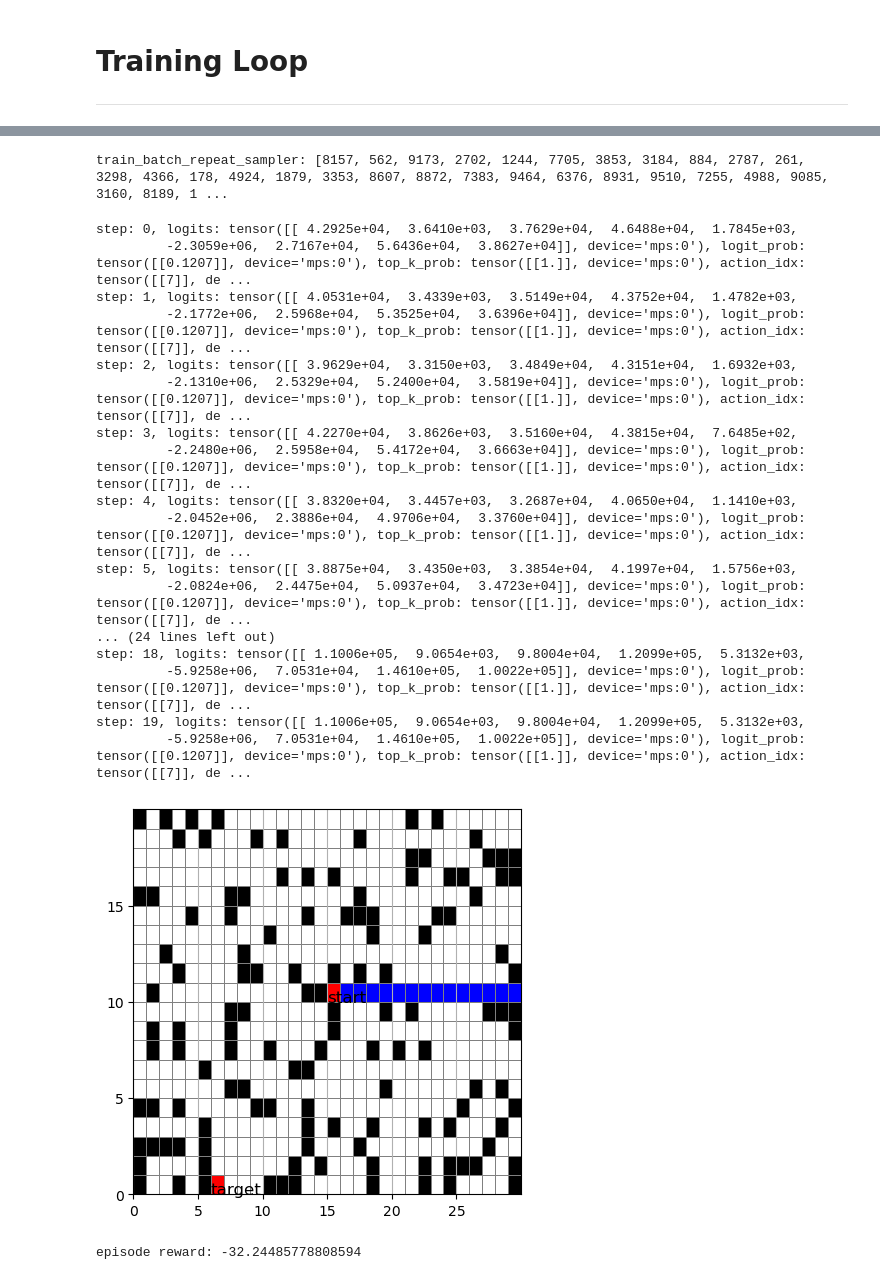
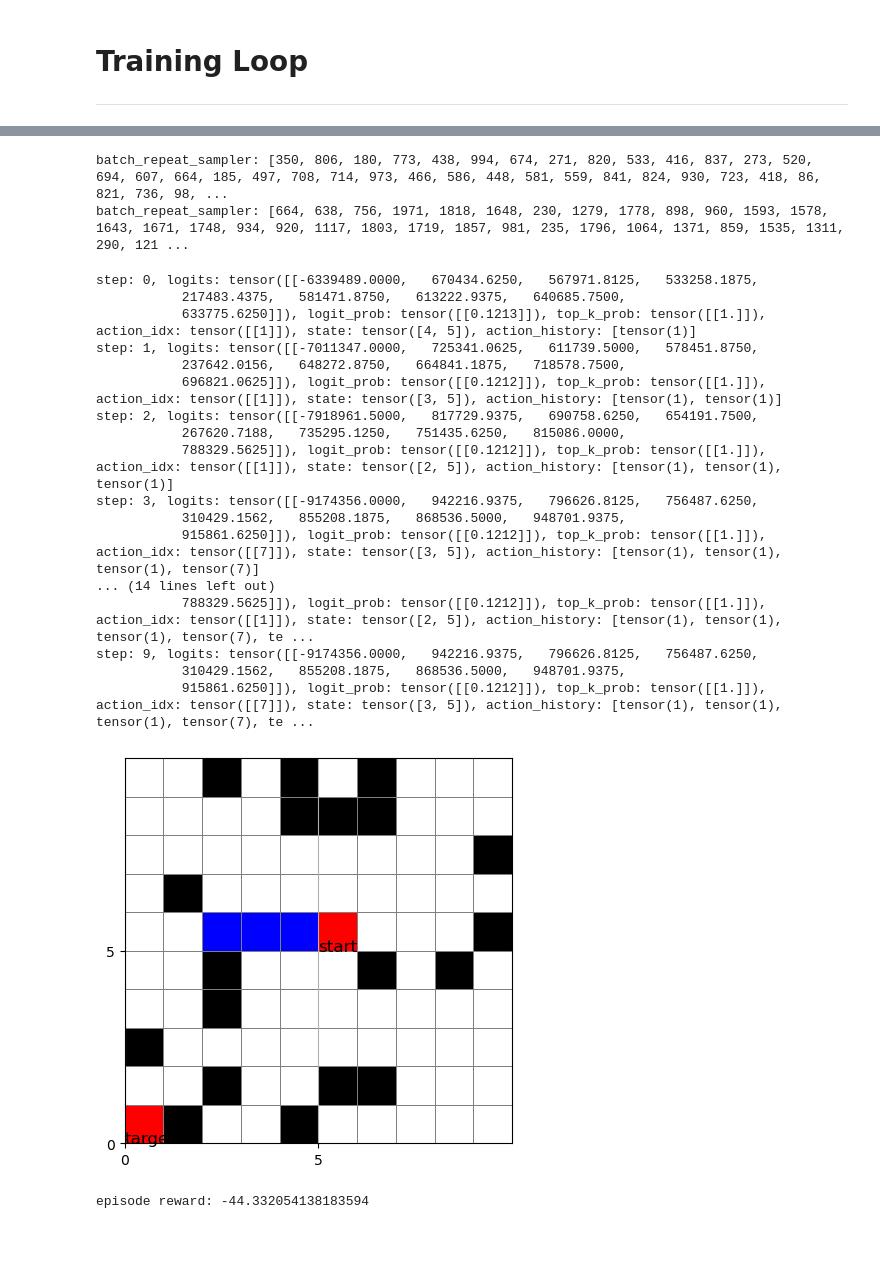
Before and after one commit to Chengbai/rf_agent, a Jupyter notebook: ange_v2.ipynb, the cells around one changed output, grey strips where cells are left out. Saved outputs shown, nothing was run; the diff lists cells and outputs as text; code cells hidden in the pictures; blank space fills up the shorter version.

Commit message:
Add evaluation step

```diff
--- a/ange_v2.ipynb
+++ b/ange_v2.ipynb
@@ -131,27 +165,30 @@ trainer = GRPOTrainer(config=config, policy=policy, reward_model=reward_model)
 # %%
-trainer.train(dataset=training_dataset, debug=False)
+trainer.run(train_dataset=train_dataset, eval_dataset=eval_dataset, debug=False)
 # %% [output]
-train_batch_repeat_sampler: [8157, 562, 9173, 2702, 1244, 7705, 3853, 3184, 884, 2787, 261, 3298, 4366, 178, 4924, 1879, 3353, 8607, 8872, 7383, 9464, 6376, 8931, 9510, 7255, 4988, 9085, 3160, 8189, 1 ...
+batch_repeat_sampler: [350, 806, 180, 773, 438, 994, 674, 271, 820, 533, 416, 837, 273, 520, 694, 607, 664, 185, 497, 708, 714, 973, 466, 586, 448, 581, 559, 841, 824, 930, 723, 418, 86, 821, 736, 98, ...
+batch_repeat_sampler: [664, 638, 756, 1971, 1818, 1648, 230, 1279, 1778, 898, 960, 1593, 1578, 1643, 1671, 1748, 934, 920, 1117, 1803, 1719, 1857, 981, 235, 1796, 1064, 1371, 859, 1535, 1311, 290, 121 ...
 # %%
-episode = inference_and_plot_policy(policy=policy, debug=True)
+episode = inference_and_plot_policy(
+    policy=policy, steps=config.episode_steps, debug=True
+)
 print(f"episode reward: {episode.reward(reward_model=reward_model)}")
 # %% [output]
-step: 0, logits: tensor([[ 4.2925e+04,  3.6410e+03,  3.7629e+04,  4.6488e+04,  1.7845e+03,
-         -2.3059e+06,  2.7167e+04,  5.6436e+04,  3.8627e+04]], device='mps:0'), logit_prob: tensor([[0.1207]], device='mps:0'), top_k_prob: tensor([[1.]], device='mps:0'), action_idx: tensor([[7]], de ...
-step: 1, logits: tensor([[ 4.0531e+04,  3.4339e+03,  3.5149e+04,  4.3752e+04,  1.4782e+03,
-         -2.1772e+06,  2.5968e+04,  5.3525e+04,  3.6396e+04]], device='mps:0'), logit_prob: tensor([[0.1207]], device='mps:0'), top_k_prob: tensor([[1.]], device='mps:0'), action_idx: tensor([[7]], de ...
-step: 2, logits: tensor([[ 3.9629e+04,  3.3150e+03,  3.4849e+04,  4.3151e+04,  1.6932e+03,
-         -2.1310e+06,  2.5329e+04,  5.2400e+04,  3.5819e+04]], device='mps:0'), logit_prob: tensor([[0.1207]], device='mps:0'), top_k_prob: tensor([[1.]], device='mps:0'), action_idx: tensor([[7]], de ...
-step: 3, logits: tensor([[ 4.2270e+04,  3.8626e+03,  3.5160e+04,  4.3815e+04,  7.6485e+02,
-         -2.2480e+06,  2.5958e+04,  5.4172e+04,  3.6663e+04]], device='mps:0'), logit_prob: tensor([[0.1207]], device='mps:0'), top_k_prob: tensor([[1.]], device='mps:0'), action_idx: tensor([[7]], de ...
-step: 4, logits: tensor([[ 3.8320e+04,  3.4457e+03,  3.2687e+04,  4.0650e+04,  1.1410e+03,
-         -2.0452e+06,  2.3886e+04,  4.9706e+04,  3.3760e+04]], device='mps:0'), logit_prob: tensor([[0.1207]], device='mps:0'), top_k_prob: tensor([[1.]], device='mps:0'), action_idx: tensor([[7]], de ...
-step: 5, logits: tensor([[ 3.8875e+04,  3.4350e+03,  3.3854e+04,  4.1997e+04,  1.5756e+03,
-         -2.0824e+06,  2.4475e+04,  5.0937e+04,  3.4723e+04]], device='mps:0'), logit_prob: tensor([[0.1207]], device='mps:0'), top_k_prob: tensor([[1.]], device='mps:0'), action_idx: tensor([[7]], de ...
-... (24 lines left out)
-step: 18, logits: tensor([[ 1.1006e+05,  9.0654e+03,  9.8004e+04,  1.2099e+05,  5.3132e+03,
-         -5.9258e+06,  7.0531e+04,  1.4610e+05,  1.0022e+05]], device='mps:0'), logit_prob: tensor([[0.1207]], device='mps:0'), top_k_prob: tensor([[1.]], device='mps:0'), action_idx: tensor([[7]], de ...
-step: 19, logits: tensor([[ 1.1006e+05,  9.0654e+03,  9.8004e+04,  1.2099e+05,  5.3132e+03,
-         -5.9258e+06,  7.0531e+04,  1.4610e+05,  1.0022e+05]], device='mps:0'), logit_prob: tensor([[0.1207]], device='mps:0'), top_k_prob: tensor([[1.]], device='mps:0'), action_idx: tensor([[7]], de ...
+step: 0, logits: tensor([[-6339489.0000,   670434.6250,   567971.8125,   533258.1875,
+           217483.4375,   581471.8750,   613222.9375,   640685.7500,
+           633775.6250]]), logit_prob: tensor([[0.1213]]), top_k_prob: tensor([[1.]]), action_idx: tensor([[1]]), state: tensor([4, 5]), action_history: [tensor(1)]
+step: 1, logits: tensor([[-7011347.0000,   725341.0625,   611739.5000,   578451.8750,
+           237642.0156,   648272.8750,   664841.1875,   718578.7500,
+           696821.0625]]), logit_prob: tensor([[0.1212]]), top_k_prob: tensor([[1.]]), action_idx: tensor([[1]]), state: tensor([3, 5]), action_history: [tensor(1), tensor(1)]
+step: 2, logits: tensor([[-7918961.5000,   817729.9375,   690758.6250,   654191.7500,
+           267620.7188,   735295.1250,   751435.6250,   815086.0000,
+           788329.5625]]), logit_prob: tensor([[0.1212]]), top_k_prob: tensor([[1.]]), action_idx: tensor([[1]]), state: tensor([2, 5]), action_history: [tensor(1), tensor(1), tensor(1)]
+step: 3, logits: tensor([[-9174356.0000,   942216.9375,   796626.8125,   756487.6250,
+           310429.1562,   855208.1875,   868536.5000,   948701.9375,
+           915861.6250]]), logit_prob: tensor([[0.1212]]), top_k_prob: tensor([[1.]]), action_idx: tensor([[7]]), state: tensor([3, 5]), action_history: [tensor(1), tensor(1), tensor(1), tensor(7)]
+... (14 lines left out)
+           788329.5625]]), logit_prob: tensor([[0.1212]]), top_k_prob: tensor([[1.]]), action_idx: tensor([[1]]), state: tensor([2, 5]), action_history: [tensor(1), tensor(1), tensor(1), tensor(7), te ...
+step: 9, logits: tensor([[-9174356.0000,   942216.9375,   796626.8125,   756487.6250,
+           310429.1562,   855208.1875,   868536.5000,   948701.9375,
+           915861.6250]]), logit_prob: tensor([[0.1212]]), top_k_prob: tensor([[1.]]), action_idx: tensor([[7]]), state: tensor([3, 5]), action_history: [tensor(1), tensor(1), tensor(1), tensor(7), te ...
-[figure, old version]
+[figure, new version]
-episode reward: -32.24485778808594
+episode reward: -44.332054138183594
```
Also changed, not shown: parts of 4 cells of this notebook, 4 other files.
